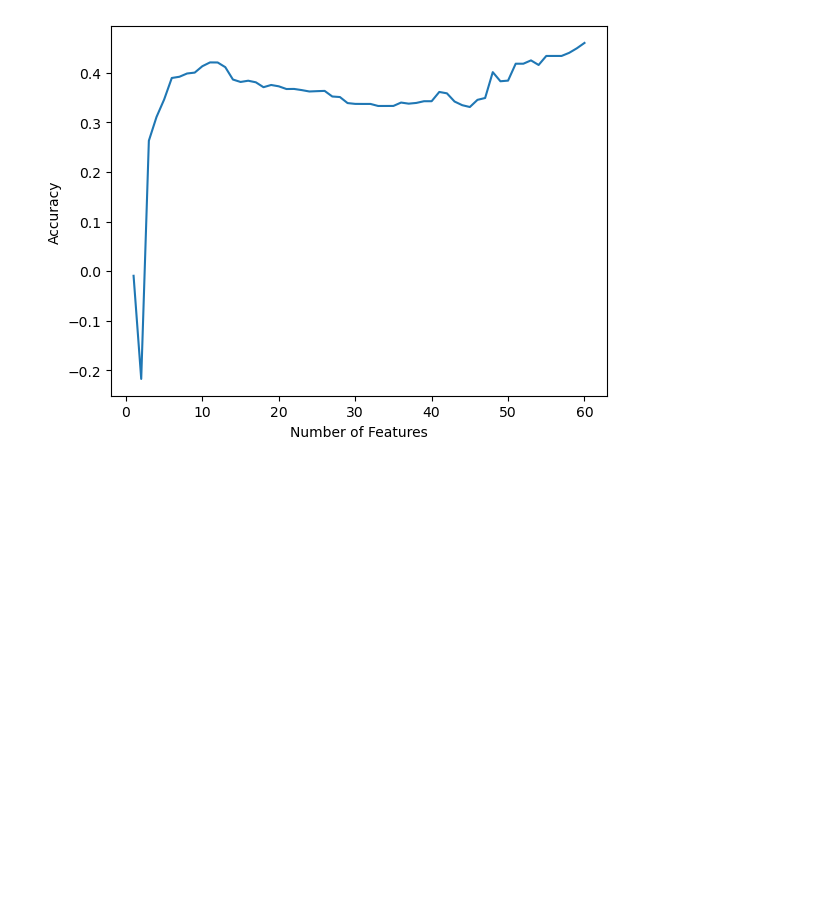
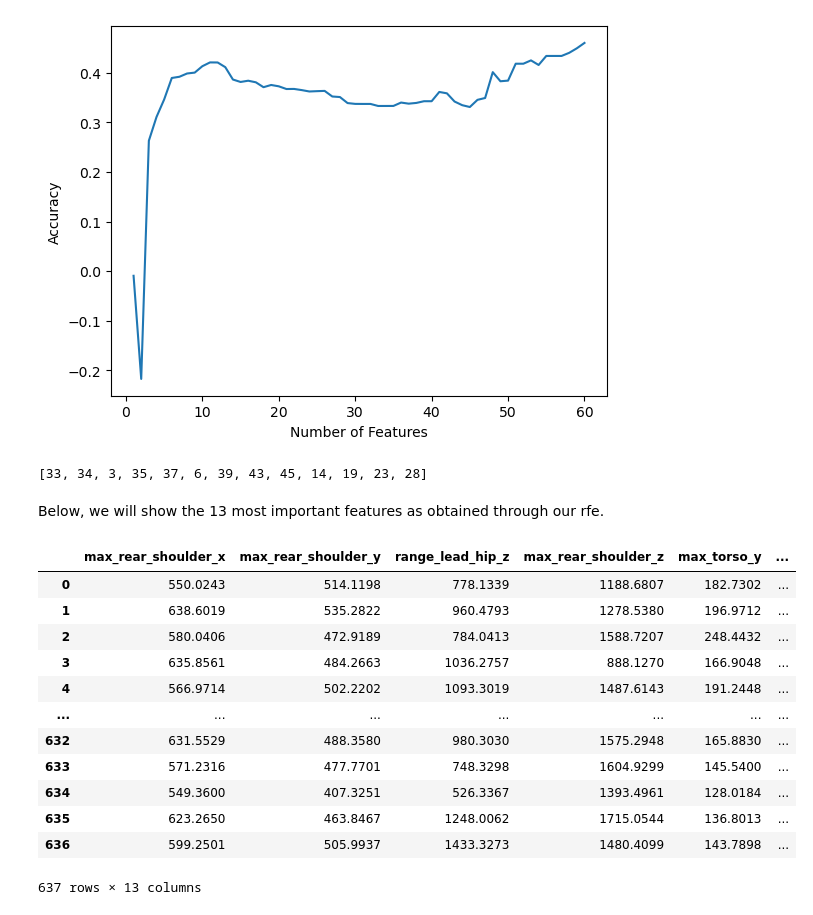
Before and after one commit to CeceZiegler1/ML_Final_Proj, a Jupyter notebook: LinearRegressionRFE.ipynb, the cells around one changed output. Cells and saved outputs as stored; diff of their text form; code cells hidden in the pictures; blank space fills up the shorter version.

```diff
--- a/LinearRegressionRFE.ipynb
+++ b/LinearRegressionRFE.ipynb
@@ -56,3 +56,26 @@ plt.ylabel("Accuracy")
 plt.show()
 # %% [output]
 [figure]
+# %%
+feat_select = rfe(x_train, y_train, 13)
+feat_select
+# %% [output]
+[33, 34, 3, 35, 37, 6, 39, 43, 45, 14, 19, 23, 28]
+# %% [markdown]
+Below, we will show the 13 most important features as obtained through our rfe.
+# %%
+data.iloc[:,[33, 34, 3, 35, 37, 6, 39, 43, 45, 14, 19, 23, 28]]
+# %% [output]
+|  | max_rear_shoulder_x | max_rear_shoulder_y | range_lead_hip_z | max_rear_shoulder_z | max_torso_y | ... |
+| 0 | 550.0243 | 514.1198 | 778.1339 | 1188.6807 | 182.7302 | ... |
+| 1 | 638.6019 | 535.2822 | 960.4793 | 1278.5380 | 196.9712 | ... |
+| 2 | 580.0406 | 472.9189 | 784.0413 | 1588.7207 | 248.4432 | ... |
+| 3 | 635.8561 | 484.2663 | 1036.2757 | 888.1270 | 166.9048 | ... |
+| 4 | 566.9714 | 502.2202 | 1093.3019 | 1487.6143 | 191.2448 | ... |
+| ... | ... | ... | ... | ... | ... | ... |
+| 632 | 631.5529 | 488.3580 | 980.3030 | 1575.2948 | 165.8830 | ... |
+| 633 | 571.2316 | 477.7701 | 748.3298 | 1604.9299 | 145.5400 | ... |
+| 634 | 549.3600 | 407.3251 | 526.3367 | 1393.4961 | 128.0184 | ... |
+| 635 | 623.2650 | 463.8467 | 1248.0062 | 1715.0544 | 136.8013 | ... |
+| 636 | 599.2501 | 505.9937 | 1433.3273 | 1480.4099 | 143.7898 | ... |
+637 rows × 13 columns
```
Also changed, not shown: 1 other file.
